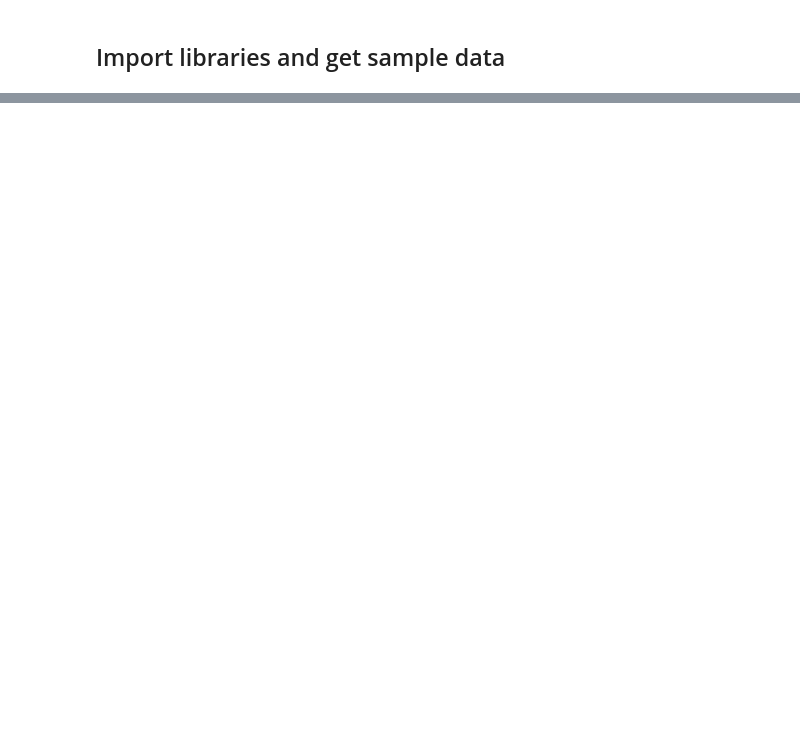
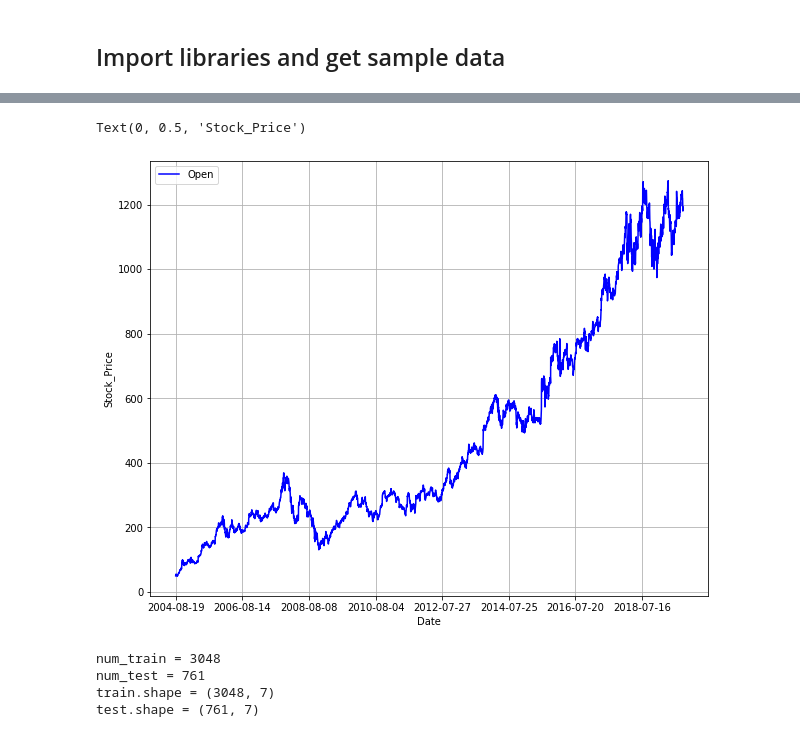
Before and after one commit to HiteshAI/time-series-analysis, a Jupyter notebook: time_series_analysis_google_stock_ARIMA.ipynb, the cells around one changed output, grey strips where cells are left out. Saved outputs shown, nothing was run; the diff lists cells and outputs as text; code cells hidden in the pictures; blank space fills up the shorter version.

```diff
--- a/time_series_analysis_google_stock_ARIMA.ipynb
+++ b/time_series_analysis_google_stock_ARIMA.ipynb
@@ -122,0 +154,16 @@ print(rms)
+# %%
+df = pd.read_csv(stk_path, sep = ",")
+
+# # Convert Date column to datetime
+# df.loc[:, 'Date'] = pd.to_datetime(df['Date'],format='%Y-%m-%d')
+
+# # Change all column headings to be lower case, and remove spacing
+# df.columns = [str(x).lower().replace(' ', '_') for x in df.columns]
+
+# # Get month of each sample
+# df['month'] = df['date'].dt.month
+
+# # Sort by datetime
+# df.sort_values(by='date', inplace=True, ascending=True)
+
+df.tail()
@@ -122,0 +177,28 @@ print(rms)
+# %%
+# Plot adjusted close over time
+rcParams['figure.figsize'] = 10, 8 # width 10, height 8
+
+ax = df.plot(x='Date', y='Open', style='b-', grid=True)
+ax.set_xlabel("Date")
+ax.set_ylabel("Stock_Price")
+# %% [output]
+Text(0, 0.5, 'Stock_Price')
+[figure, added]
+# %%
+# Get sizes of each of the datasets
+# num_cv = int(cv_size*len(df))
+num_test = int(test_size*len(df))
+num_train = len(df) - num_test
+print("num_train = " + str(num_train))
+print("num_test = " + str(num_test))
+
+# Split into train, cv, and test
+train = df[:num_train]
+test = df[num_train:]
+print("train.shape = " + str(train.shape))
+print("test.shape = " + str(test.shape))
+# %% [output]
+num_train = 3048
+num_test = 761
+train.shape = (3048, 7)
+test.shape = (761, 7)
```
Also changed, not shown: parts of 42 cells of this notebook.
